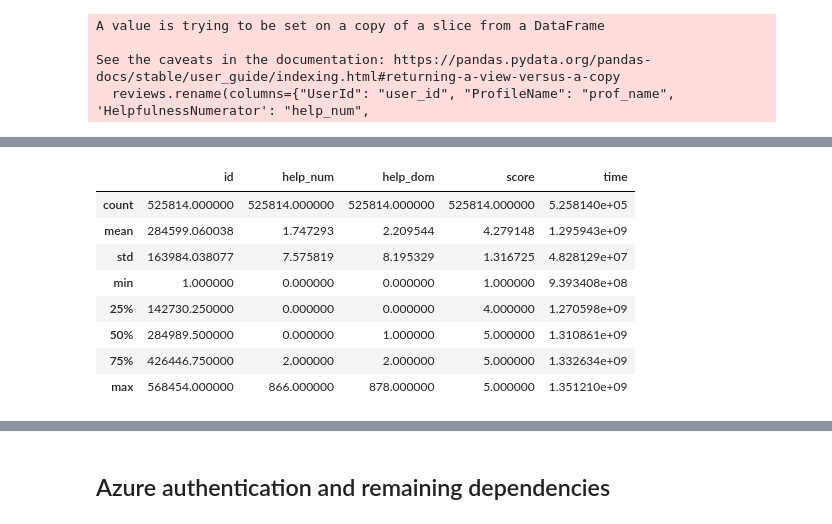
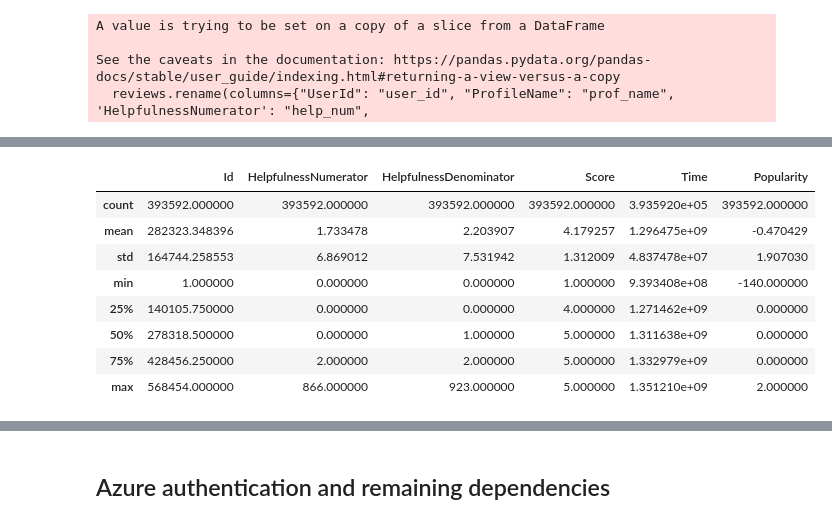
Before and after one commit to jordiburg/capstoneproj, a Jupyter notebook: clean_eda_data.ipynb, the cells around one changed output, grey strips where cells are left out. Cells and saved outputs as stored; diff of their text form; code cells hidden in the pictures.

```diff
--- a/clean_eda_data.ipynb
+++ b/clean_eda_data.ipynb
@@ -45,0 +152,8 @@ Name: Score, dtype: int64
+# %%
+# Create deduplicated frame
+# First by sorting the values by their ProductId
+# Second by dropping duplicates using all columns (which in proven cases are mostly similar) but the product id (which we have seen it differs)
+# reviews_dd = reviews.sort_values(by='ProductId').drop_duplicates(subset=['UserId', 'ProfileName', 'HelpfulnessNumerator', 'HelpfulnessDenominator', 'Score', 'Time', 'Summary', 'Text'])
+# reviews_dd = reviews.sort_values(by='ProductId').drop_duplicates(subset=['UserId', 'ProfileName', 'Score', 'Time', 'Summary', 'Text'])
+# Either keeping or removing Time is valid depending on the approach
+reviews_dd = reviews.sort_values(by='ProductId').drop_duplicates(subset=['UserId', 'Text'])
@@ -45,0 +243,2 @@ Name: Score, dtype: int64
+# %%
+reviews_dd['DateTime']=reviews_dd['Time'].apply(lambda x: datetime.datetime.fromtimestamp(x))
@@ -54,3 +298,6 @@ Num of reviews:  568454
 Number of different products:  74258
 Number of different users:  256059
 Num of cols:  10
+# %%
+# Remove null values
+reviews_dd.dropna(inplace=True)
@@ -56,0 +337,3 @@ Num of cols:  10
+# %%
+# Feature engineering
+reviews_dd['Popularity'] = reviews_dd['HelpfulnessNumerator'] - reviews_dd['HelpfulnessDenominator']
@@ -66,13 +417,13 @@ See the caveats in the documentation: https://pandas.pydata.org/pandas-docs/stab
 # %%
 # Just for numeric columns
-reviews.describe()
+reviews_dd.describe()
 # %% [output]
-|  | id | help_num | help_dom | score | time |
-| count | 525814.000000 | 525814.000000 | 525814.000000 | 525814.000000 | 5.258140e+05 |
-| mean | 284599.060038 | 1.747293 | 2.209544 | 4.279148 | 1.295943e+09 |
-| std | 163984.038077 | 7.575819 | 8.195329 | 1.316725 | 4.828129e+07 |
-| min | 1.000000 | 0.000000 | 0.000000 | 1.000000 | 9.393408e+08 |
-| 25% | 142730.250000 | 0.000000 | 0.000000 | 4.000000 | 1.270598e+09 |
-| 50% | 284989.500000 | 0.000000 | 1.000000 | 5.000000 | 1.310861e+09 |
-| 75% | 426446.750000 | 2.000000 | 2.000000 | 5.000000 | 1.332634e+09 |
-| max | 568454.000000 | 866.000000 | 878.000000 | 5.000000 | 1.351210e+09 |
+|  | Id | HelpfulnessNumerator | HelpfulnessDenominator | Score | Time | Popularity |
+| count | 393592.000000 | 393592.000000 | 393592.000000 | 393592.000000 | 3.935920e+05 | 393592.000000 |
+| mean | 282323.348396 | 1.733478 | 2.203907 | 4.179257 | 1.296475e+09 | -0.470429 |
+| std | 164744.258553 | 6.869012 | 7.531942 | 1.312009 | 4.837478e+07 | 1.907030 |
+| min | 1.000000 | 0.000000 | 0.000000 | 1.000000 | 9.393408e+08 | -140.000000 |
+| 25% | 140105.750000 | 0.000000 | 0.000000 | 4.000000 | 1.271462e+09 | 0.000000 |
+| 50% | 278318.500000 | 0.000000 | 1.000000 | 5.000000 | 1.311638e+09 | 0.000000 |
+| 75% | 428456.250000 | 2.000000 | 2.000000 | 5.000000 | 1.332979e+09 | 0.000000 |
+| max | 568454.000000 | 866.000000 | 923.000000 | 5.000000 | 1.351210e+09 | 2.000000 |
```
Also changed, not shown: parts of 61 cells of this notebook.
